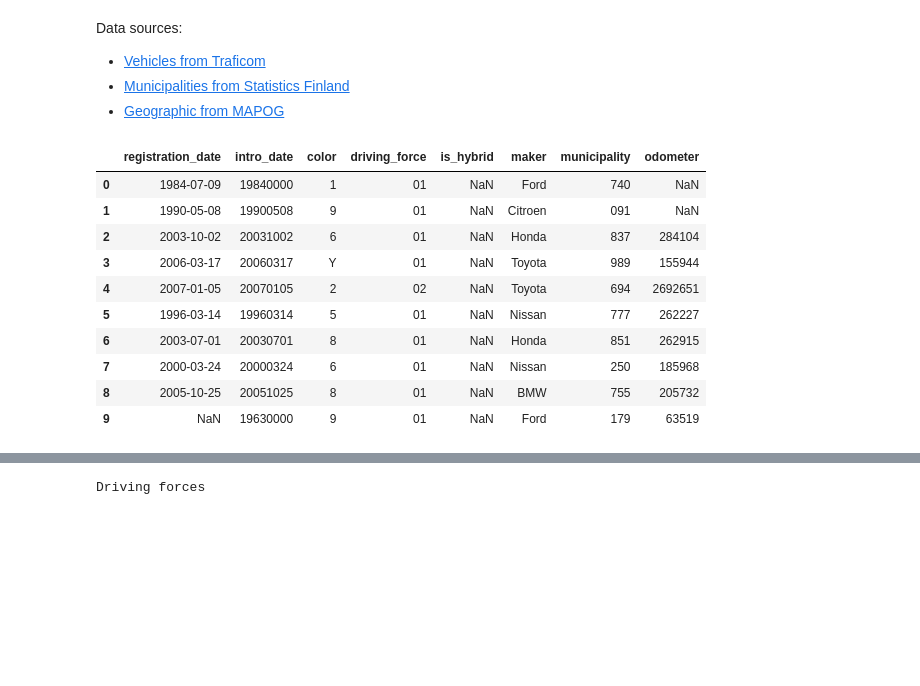
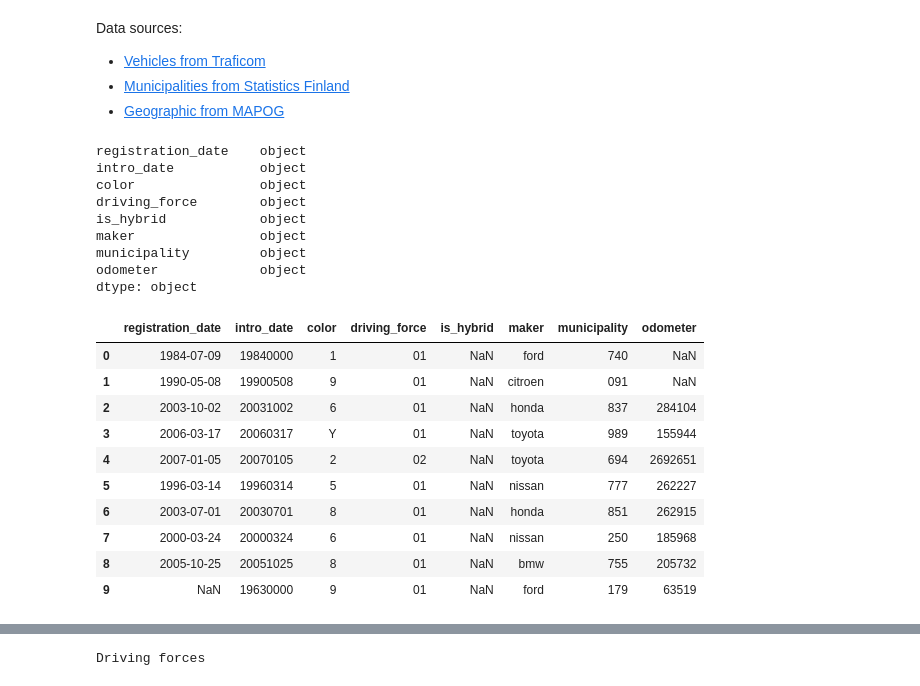
Before and after one commit to Tsingis/trafi-data, a Jupyter notebook: data/data.ipynb, the cells around one changed output, grey strips where cells are left out. Drawn from its saved outputs; the diff is of its cells as text; code cells hidden in the pictures; blank space fills up the shorter version.

Commit message:
Data for makers and top list

```diff
--- a/data/data.ipynb
+++ b/data/data.ipynb
@@ -38,45 +38,58 @@ columns = {
     "kayttovoima": "driving_force",
     "sahkohybridi": "is_hybrid",
     "merkkiSelvakielinen": "maker",
     "kunta": "municipality",
     "matkamittarilukema": "odometer",
 }
 
 df = pd.read_csv(
     input_file,
     sep=";",
     quotechar="'",
     encoding="latin",
     low_memory=False,
     memory_map=True,
     usecols=columns.keys(),
-    dtype={"vari": str, "kayttovoima": str, "kunta": str, "sahkohybridi": str},
+    dtype={"vari": str, "kayttovoima": str, "kunta": str, "sahkohybridi": str, "merkkiSelvakielinen": str},
 )
 
 df.rename(mapper=columns, axis=1, inplace=True)
 
 # Filter to only M1 vehicle class
 df = df[df["classification"] == "M1"]
 df.drop(labels="classification", axis=1, inplace=True)
 df.reset_index(inplace=True, drop=True)
 
 # Filter invalid municipalities
 df = df[df["municipality"].isin(municipalities.keys())]
 df.reset_index(inplace=True, drop=True)
 
-df.head(10)
+# Makers more unique
+df["maker"] = df["maker"].str.lower().fillna("")
+
+display(df.dtypes)
+display(df.head(10))
 # %% [output]
+registration_date    object
+intro_date           object
+color                object
+driving_force        object
+is_hybrid            object
+maker                object
+municipality         object
+odometer             object
+dtype: object
 |  | registration_date | intro_date | color | driving_force | is_hybrid | maker | municipality | odometer |
-| 0 | 1984-07-09 | 19840000 | 1 | 01 | NaN | Ford | 740 | NaN |
-| 1 | 1990-05-08 | 19900508 | 9 | 01 | NaN | Citroen | 091 | NaN |
-| 2 | 2003-10-02 | 20031002 | 6 | 01 | NaN | Honda | 837 | 284104 |
-| 3 | 2006-03-17 | 20060317 | Y | 01 | NaN | Toyota | 989 | 155944 |
-| 4 | 2007-01-05 | 20070105 | 2 | 02 | NaN | Toyota | 694 | 2692651 |
-| 5 | 1996-03-14 | 19960314 | 5 | 01 | NaN | Nissan | 777 | 262227 |
-| 6 | 2003-07-01 | 20030701 | 8 | 01 | NaN | Honda | 851 | 262915 |
-| 7 | 2000-03-24 | 20000324 | 6 | 01 | NaN | Nissan | 250 | 185968 |
-| 8 | 2005-10-25 | 20051025 | 8 | 01 | NaN | BMW | 755 | 205732 |
-| 9 | NaN | 19630000 | 9 | 01 | NaN | Ford | 179 | 63519 |
+| 0 | 1984-07-09 | 19840000 | 1 | 01 | NaN | ford | 740 | NaN |
+| 1 | 1990-05-08 | 19900508 | 9 | 01 | NaN | citroen | 091 | NaN |
+| 2 | 2003-10-02 | 20031002 | 6 | 01 | NaN | honda | 837 | 284104 |
+| 3 | 2006-03-17 | 20060317 | Y | 01 | NaN | toyota | 989 | 155944 |
+| 4 | 2007-01-05 | 20070105 | 2 | 02 | NaN | toyota | 694 | 2692651 |
+| 5 | 1996-03-14 | 19960314 | 5 | 01 | NaN | nissan | 777 | 262227 |
+| 6 | 2003-07-01 | 20030701 | 8 | 01 | NaN | honda | 851 | 262915 |
+| 7 | 2000-03-24 | 20000324 | 6 | 01 | NaN | nissan | 250 | 185968 |
+| 8 | 2005-10-25 | 20051025 | 8 | 01 | NaN | bmw | 755 | 205732 |
+| 9 | NaN | 19630000 | 9 | 01 | NaN | ford | 179 | 63519 |
 # %%
 # Clean up dates
 df["registration_date"] = pd.to_datetime(df["registration_date"], format="%Y-%m-%d",
```
Also changed, not shown: parts of 3 cells of this notebook, 5 other files.
